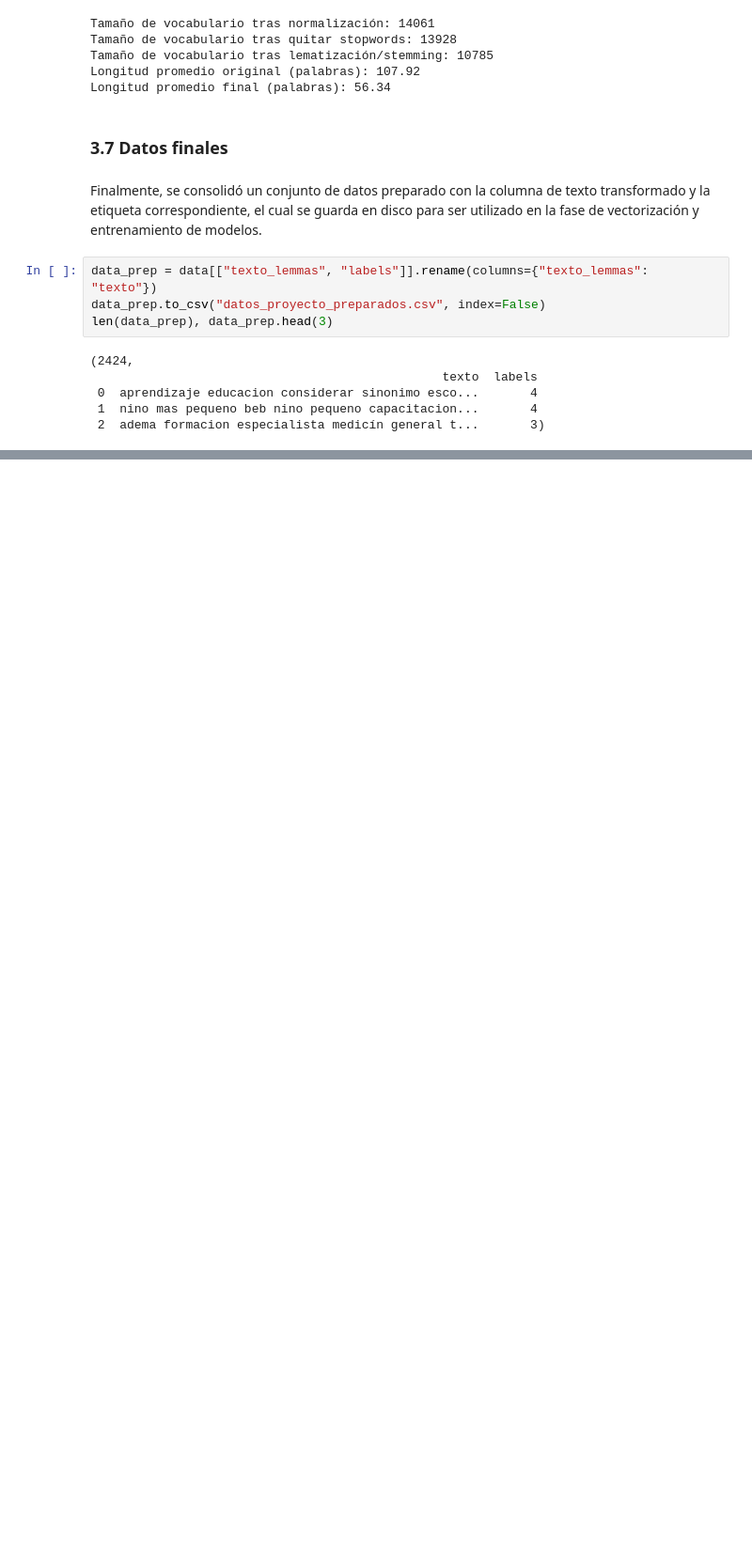
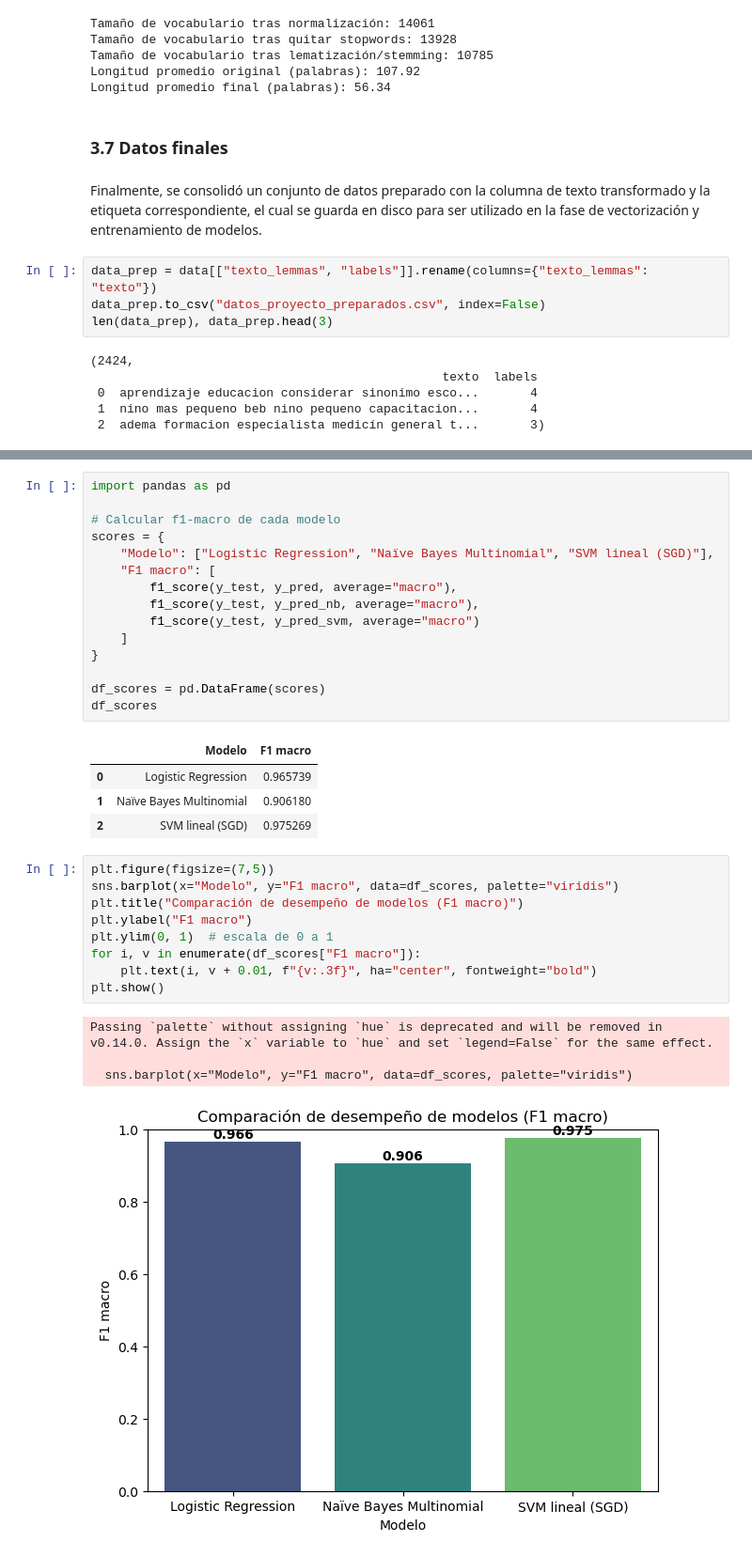
Before and after one commit to carvafel/Proyecto-1---BI, a Jupyter notebook: analisis.ipynb, the cells around one changed output, grey strips where cells are left out. Shown at 94% size. Drawn from its saved outputs; the diff is of its cells as text; blank space fills up the shorter version.

```diff
--- a/analisis.ipynb
+++ b/analisis.ipynb
@@ -441,0 +680,34 @@ len(data_prep), data_prep.head(3)
+# %%
+import pandas as pd
+
+# Calcular f1-macro de cada modelo
+scores = {
+    "Modelo": ["Logistic Regression", "Naïve Bayes Multinomial", "SVM lineal (SGD)"],
+    "F1 macro": [
+        f1_score(y_test, y_pred, average="macro"),
+        f1_score(y_test, y_pred_nb, average="macro"),
+        f1_score(y_test, y_pred_svm, average="macro")
+    ]
+}
+
+df_scores = pd.DataFrame(scores)
+df_scores
+# %% [output]
+|  | Modelo | F1 macro |
+| 0 | Logistic Regression | 0.965739 |
+| 1 | Naïve Bayes Multinomial | 0.906180 |
+| 2 | SVM lineal (SGD) | 0.975269 |
+# %%
+plt.figure(figsize=(7,5))
+sns.barplot(x="Modelo", y="F1 macro", data=df_scores, palette="viridis")
+plt.title("Comparación de desempeño de modelos (F1 macro)")
+plt.ylabel("F1 macro")
+plt.ylim(0, 1)  # escala de 0 a 1
+for i, v in enumerate(df_scores["F1 macro"]):
+    plt.text(i, v + 0.01, f"{v:.3f}", ha="center", fontweight="bold")
+plt.show()
+# %% [output]
+Passing `palette` without assigning `hue` is deprecated and will be removed in v0.14.0. Assign the `x` variable to `hue` and set `legend=False` for the same effect.
+
+  sns.barplot(x="Modelo", y="F1 macro", data=df_scores, palette="viridis")
+[figure, added]
```
Also changed, not shown: parts of 24 cells of this notebook.
